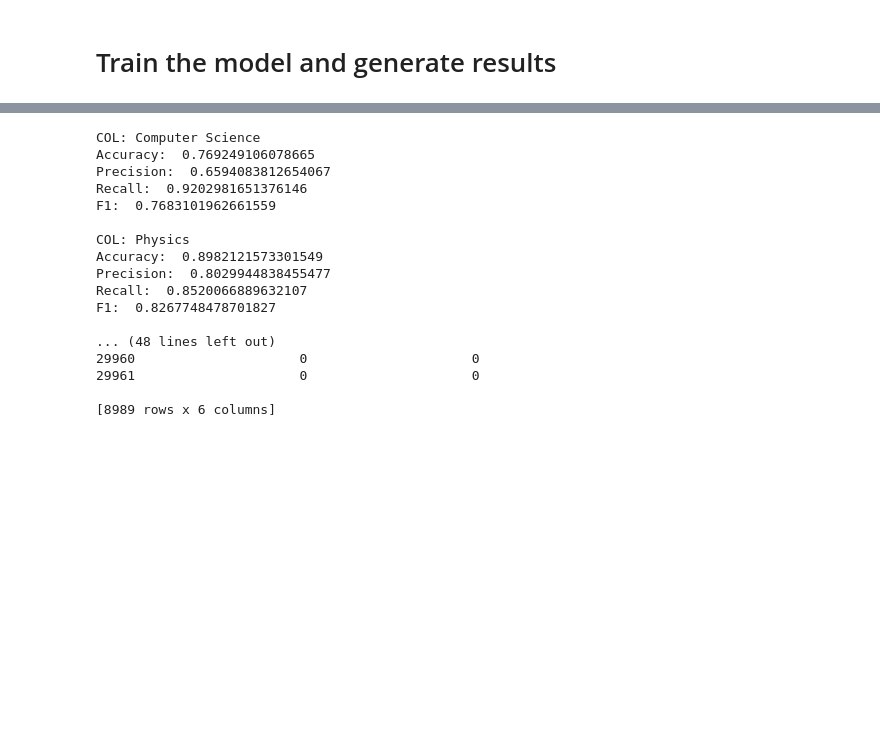
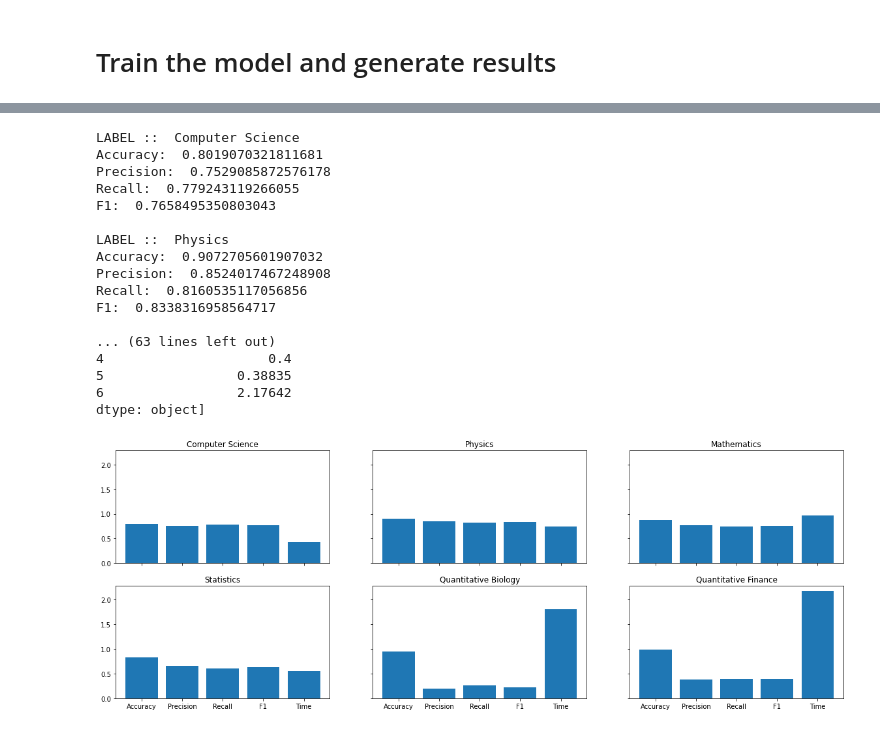
Before and after one commit to Jumaruba/MultiLabelClassification, a Jupyter notebook: src/main.ipynb, the cells around one changed output, grey strips where cells are left out. Cells and saved outputs as stored; diff of their text form; code cells hidden in the pictures; blank space fills up the shorter version.

```diff
--- a/src/main.ipynb
+++ b/src/main.ipynb
@@ -192,46 +450,48 @@ def get_x_train(index, with_oversampling):
 # %%
-classifier = GaussianNB()
+# Perceptron
+
+from sklearn.linear_model import Perceptron
+
+classifier = Perceptron()
 gaussian_df = pd.DataFrame()
 gaussian_submission_df = pd.DataFrame()
 
+stats = []
 for i in range(len(y_columns)):
     col_name = y_columns[i]
-    print("COL:", col_name)
+    print("LABEL :: ", col_name)
     y_train = y_train_test[i][0]
     y_test = y_train_test[i][1]
-    x_train = get_x_train(i,False)
+    x_train = get_x_train(i, True)
 
     begin = time.time()
     classifier.fit(x_train, y_train)
     end = time.time()
     gaussian_df[col_name]= classifier.predict(X_test)
     gaussian_submission_df[col_name] = classifier.predict(X_submission)
     stat_array = print_statistics(y_test, gaussian_df[col_name].values, col_name)
     print()
-    stats = stats.append(pd.Series(['Naive Bayes',col_name,stat_array[0],stat_array[1],stat_array[2],stat_array[3],end-begin],name="Teste"))
+    stats.append(pd.Series(['Perceptron',col_name,stat_array[0],stat_array[1],stat_array[2],stat_array[3],end-begin]))
 
-index_submission= test.loc[:, 'ID'].values
-print(len(gaussian_submission_df))
-gaussian_submission_df = gaussian_submission_df.set_index(pd.Index(index_submission), 'ID')
-gaussian_df.index.name = "ID"
-print(gaussian_submission_df)
-gaussian_df.to_csv("submission_gaussian.csv")
+
+plot_statistics()
 # %% [output]
-COL: Computer Science
-Accuracy:  0.769249106078665
-Precision:  0.6594083812654067
-Recall:  0.9202981651376146
-F1:  0.7683101962661559
+LABEL ::  Computer Science
+Accuracy:  0.8019070321811681
+Precision:  0.7529085872576178
+Recall:  0.779243119266055
+F1:  0.7658495350803043
 
-COL: Physics
-Accuracy:  0.8982121573301549
-Precision:  0.8029944838455477
-Recall:  0.8520066889632107
-F1:  0.8267748478701827
+LABEL ::  Physics
+Accuracy:  0.9072705601907032
+Precision:  0.8524017467248908
+Recall:  0.8160535117056856
+F1:  0.8338316958564717
 
-... (48 lines left out)
-29960                     0                     0
-29961                     0                     0
-
-[8989 rows x 6 columns]
+... (63 lines left out)
+4                     0.4
+5                 0.38835
+6                 2.17642
+dtype: object]
+[figure, added]
 # %%
```
Also changed, not shown: parts of 11 cells of this notebook, 1 other file.
